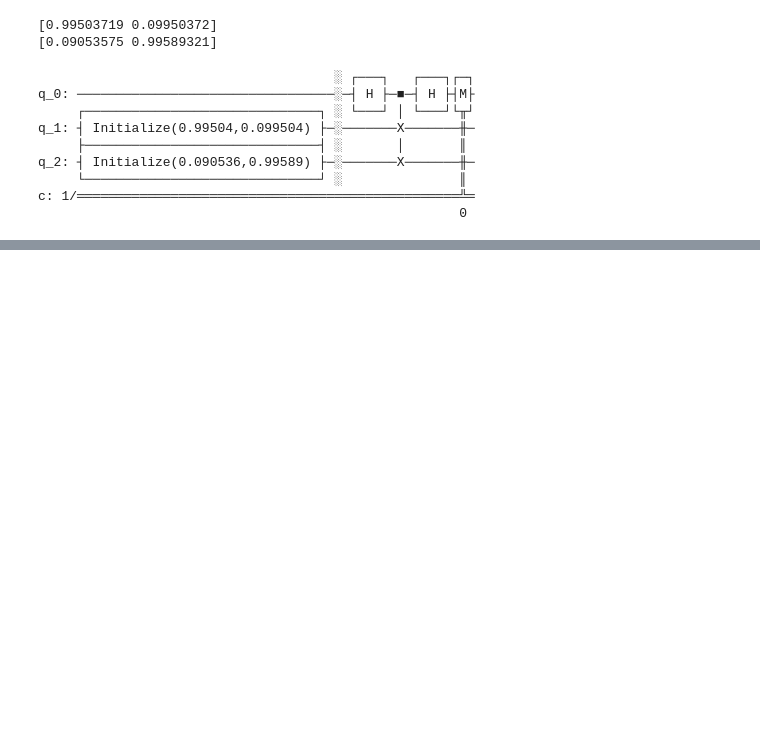
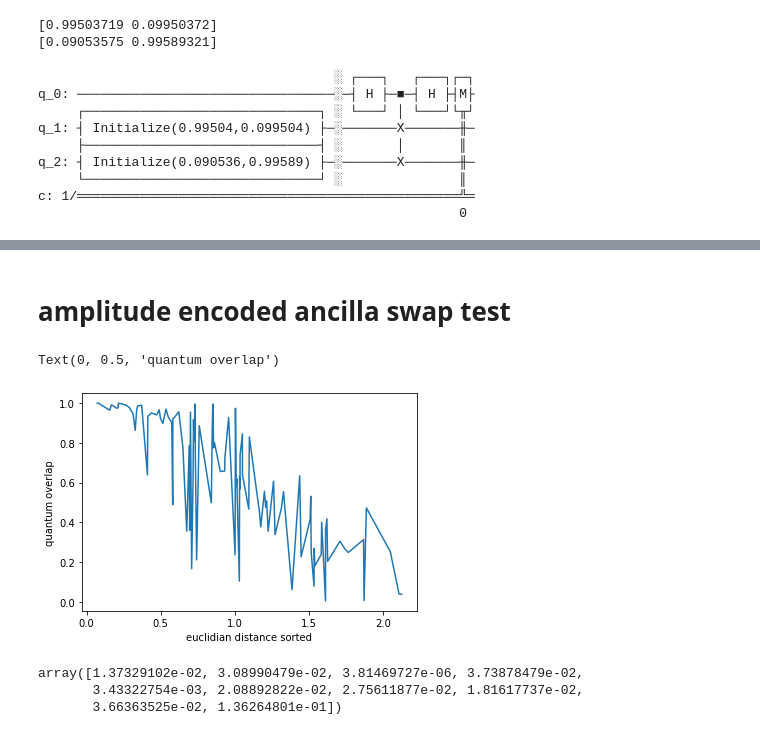
Before and after one commit to kingusiu/laspaclu, a Jupyter notebook: playground/swap_test.ipynb, the cells around one changed output, grey strips where cells are left out. Drawn from its saved outputs; the diff is of its cells as text; code cells hidden in the pictures; blank space fills up the shorter version.

```diff
--- a/playground/swap_test.ipynb
+++ b/playground/swap_test.ipynb
@@ -39,18 +45,3 @@ def prepare_swap_state_amplitudes(a_q, b_q):
     return psi, phi, Z
 # %% [markdown]
 # swap test
-# %%
-def swap_test(psi, phi):
-
-    backend = Aer.get_backend('qasm_simulator')
-    # create circuit with n qubits and one classical bit for measurement
-    # qubits: first: ancilla, second: input vector, third: cluster center
-    #(for latent space in R^2: 1 (ancilla) + 1 (x1,x2 coords of input) + 1 (x1,x2 coords of cluster))
-    n = int((len(psi)+len(phi))/2)+1
-
-    qc = QuantumCircuit(n, 1, name="swap_test")
-
-    # load data
-    # ancilla qubit default 0
-    # first and second qubits init to psi
-    qc.initialize(v1_amp, [2,3])
@@ -367,0 +380,36 @@ print(np.linalg.norm(a-b))
+# %% [markdown]
+# amplitude encoded ancilla swap test
+# %%
+# caluclate overlaps for different input vectors
+dist_eucl = []
+inner_prod_eucl = []
+overlaps = []
+vectors = []
+dist_overlap = []
+min_max_val = 1
+for i in range(100):
+        a = np.random.uniform(low=-min_max_val, high=min_max_val, size=2)
+        b = np.random.uniform(low=-min_max_val, high=min_max_val, size=2)
+        psi, phi, Z = prepare_swap_state_amplitudes(a, b)
+        _, answer = swap_test(phi, psi)
+        overlap = calculate_overlap(answer)
+        dist_eucl.append(np.linalg.norm(a-b))
+        inner_prod_eucl.append(np.dot(a,b))
+        overlaps.append(overlap)
+        vectors.append((a,b))
+        dist_overlap.append(np.abs(overlap)**2 * 2 * Z)
+# %%
+# plot results
+dist_eucl_sorted, overlaps_sorted, vectors_sorted, dist_over_sorted, inner_prod_sorted = zip(*sorted(zip(dist_eucl, overlaps, vectors, dist_overlap, inner_prod_eucl)))
+plt.plot(dist_eucl_sorted, overlaps_sorted)
+plt.xlabel('euclidian distance sorted')
+plt.ylabel('quantum overlap')
+# %% [output]
+Text(0, 0.5, 'quantum overlap')
+[figure, added]
+# %%
+np.abs(overlaps_sorted)**2
+# %% [output]
+array([1.37329102e-02, 3.08990479e-02, 3.81469727e-06, 3.73878479e-02,
+       3.43322754e-03, 2.08892822e-02, 2.75611877e-02, 1.81617737e-02,
+       3.66363525e-02, 1.36264801e-01])
```
Also changed, not shown: parts of 17 cells of this notebook.
